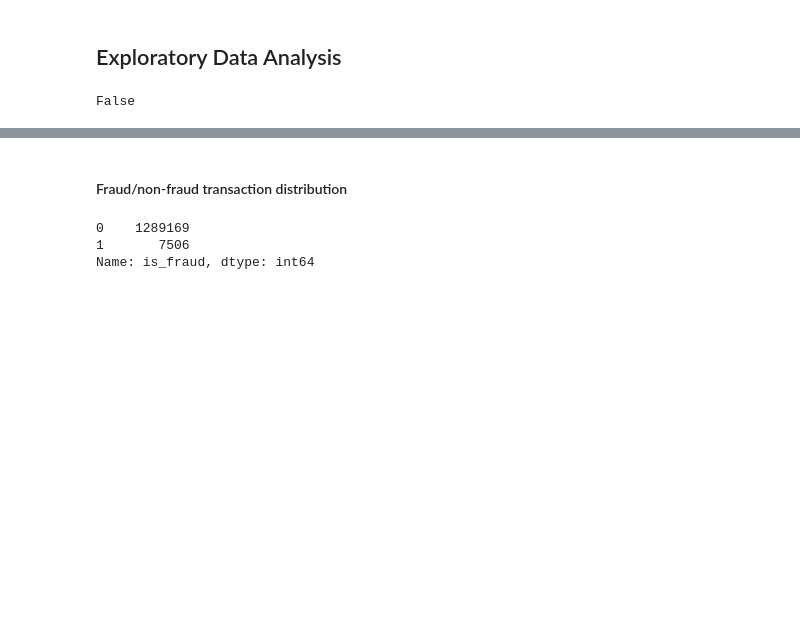
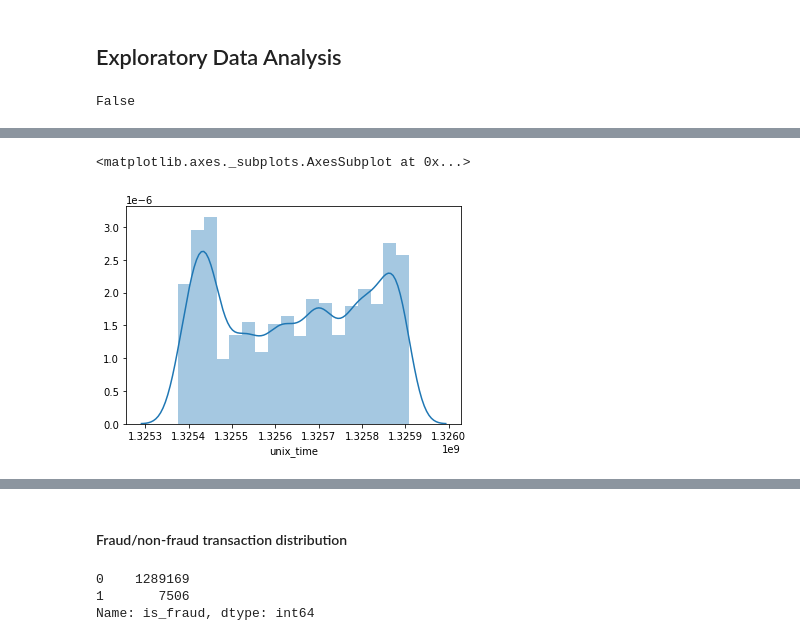
Before and after one commit to rshmnkgit/CreditCard-Fraud-Detector, a Jupyter notebook: notebook/credit-card-fraud-detection.ipynb, the cells around one changed output, grey strips where cells are left out. Cells and saved outputs as stored; diff of their text form; code cells hidden in the pictures; blank space fills up the shorter version.

```diff
--- a/notebook/credit-card-fraud-detection.ipynb
+++ b/notebook/credit-card-fraud-detection.ipynb
@@ -74,0 +90,5 @@ data_read.describe()
+# %%
+sns.distplot(data_sample['unix_time'])
+# %% [output]
+<matplotlib.axes._subplots.AxesSubplot at 0x...>
+[figure, added]
```
Also changed, not shown: parts of 25 cells of this notebook, 9 other files.
